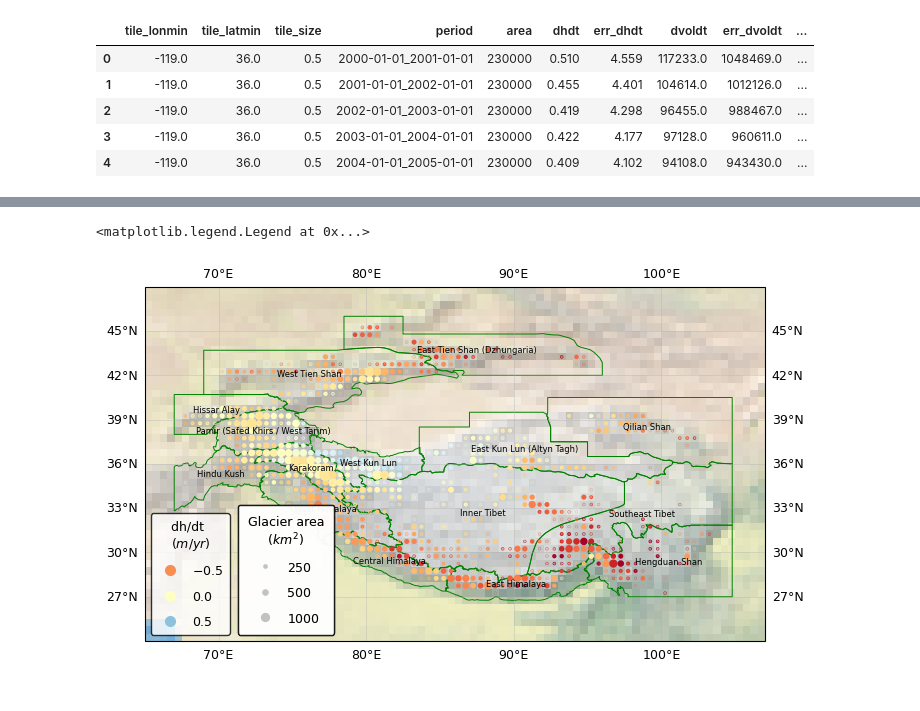
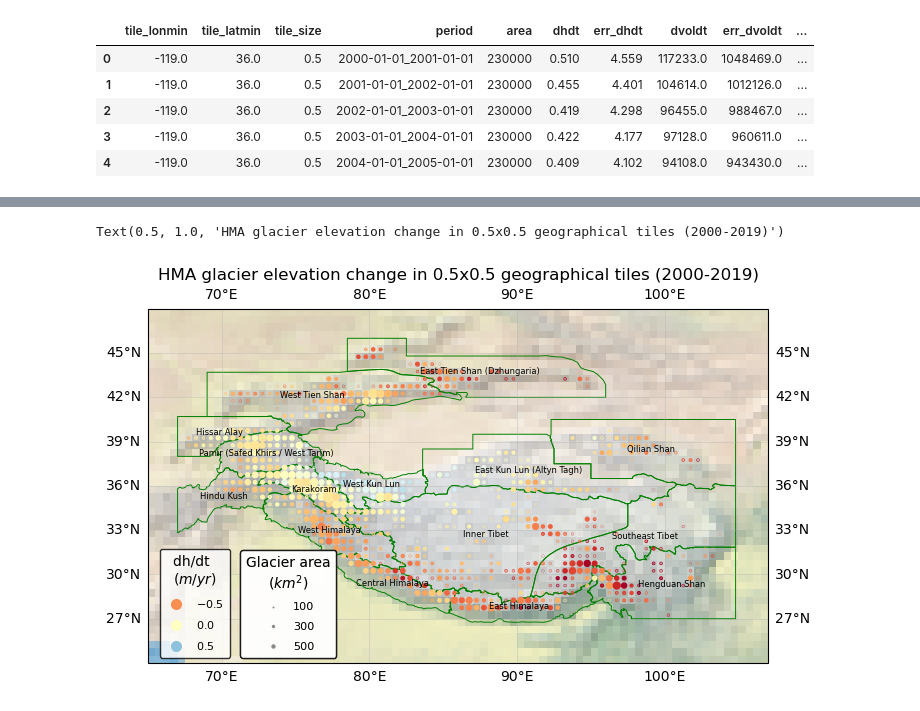
Before and after one commit to xinluo2018/HMA-GIS-Data, a Jupyter notebook: visual/glacier_elev_change_tile.ipynb, the cells around one changed output, grey strips where cells are left out. Cells and saved outputs as stored; diff of their text form; code cells hidden in the pictures.

```diff
--- a/visual/glacier_elev_change_tile.ipynb
+++ b/visual/glacier_elev_change_tile.ipynb
@@ -14,9 +15,10 @@ path_dhdt_2000_2019 = 'data/glaciers/gla-elev-change-hugonnet/tile_time_series/d
 ### read in data
 hma_gtng = gpd.read_file(path_hma_gtng)
 hma_gtng = gpd.read_file(path_hma_gtng).to_crs(ccrs.PlateCarree().proj4_init)
-dhdt = pd.read_csv(path_dhdt_2000_2019)
+dhdt_05tiles = pd.read_csv(path_dhdt_05tiles)
+dhdt_1tiles = pd.read_csv(path_dhdt_1tiles)
 # hma_gtng.head()
-dhdt.head()
+dhdt_05tiles.head()
 # %% [output]
 |  | tile_lonmin | tile_latmin | tile_size | period | area | dhdt | err_dhdt | dvoldt | err_dvoldt | ... |
 | 0 | -119.0 | 36.0 | 0.5 | 2000-01-01_2001-01-01 | 230000 | 0.510 | 4.559 | 117233.0 | 1048469.0 | ... |
@@ -27,10 +29,14 @@ dhdt.head()
 # %%
 ### Select period of 2000-2019 and hma region
 min_x, min_y, max_x, max_y = hma_gtng.total_bounds
-dhdt_tiles_2000_2019 = dhdt[(dhdt['period']=='2000-01-01_2020-01-01') & (dhdt['tile_lonmin'] >= min_x) & (dhdt['tile_lonmin'] <= max_x) &
-                       (dhdt['tile_latmin'] >= min_y) & (dhdt['tile_latmin'] <= max_y)
-                      ]
-print(dhdt_tiles_2000_2019.shape)
-dhdt_tiles_2000_2019.head(5)
+dhdt_05tiles = dhdt_05tiles[(dhdt_05tiles['period']=='2000-01-01_2020-01-01') &
+                            (dhdt_05tiles['tile_lonmin'] >= min_x) & (dhdt_05tiles['tile_lonmin'] <= max_x) &
+                            (dhdt_05tiles['tile_latmin'] >= min_y) & (dhdt_05tiles['tile_latmin'] <= max_y)]
+dhdt_1tiles = dhdt_1tiles[(dhdt_1tiles['period']=='2000-01-01_2020-01-01') &
+                            (dhdt_1tiles['tile_lonmin'] >= min_x) & (dhdt_1tiles['tile_lonmin'] <= max_x) &
+                            (dhdt_1tiles['tile_latmin'] >= min_y) & (dhdt_1tiles['tile_latmin'] <= max_y)]
+print(dhdt_05tiles.shape)
+print(dhdt_1tiles.shape)
+dhdt_05tiles.head(5)
 # %% [output]
 (864, 11)
@@ -73,46 +60,23 @@ dtype: geometry
 # %%
-scale_size = 50
 geo_centers = hma_gtng.geometry.centroid
 fig = plt.figure(figsize=(8,8))
 ax = fig.add_subplot(1,1,1, projection=ccrs.PlateCarree())
 ax.set_extent([65.0, 107.0, 24.0, 46.0])
 ax.gridlines(draw_labels=True, linewidth=0.5, alpha=0.5, zorder=1)
 ax.stock_img()
 hma_gtng.plot(ax = ax, facecolor='None', edgecolor='green', lw=0.7)
 for x, y, label in zip(geo_centers.x, geo_centers.y, hma_gtng['full_name']):
     ax.text(x, y, label, fontsize=6, ha='center', va='center', transform=ccrs.PlateCarree())
-scatter = ax.scatter(
-        x = dhdt_tiles_2000_2019['tile_lonmin'].values+0.25,
-        y = dhdt_tiles_2000_2019['tile_latmin'].values+0.25,
-        s = dhdt_tiles_2000_2019['area'].values/(1_000_000 * scale_size),
-        c = dhdt_tiles_2000_2019['dhdt'].values,
-        cmap="RdYlBu",
-        alpha=1,
-        linewidth=2,
-        vmin=-1,
-        vmax=1,
-        transform=ccrs.PlateCarree(),
-        )
+ax = scatter_plot(x=dhdt_05tiles['tile_lonmin'].values+0.25, y=dhdt_05tiles['tile_latmin'].values+0.25,
+                          size=dhdt_05tiles['area'].values/1_000_000,
+                          color=dhdt_05tiles['dhdt'].values,
+                          ax=ax,
+                          labels_size = [100, 300, 500],
+                          labels_color = [-0.5, 0, 0.5],
+                          scale_size = 1/50,
+                          )
 
-# Produce a legend with the unique colors from the scatter
-plt.rcParams.update({'font.size':9})
-handles_1, labels_1 = scatter.legend_elements(prop="colors", num=[-0.5, 0, 0.5])
-legend_color = ax.legend(handles_1, labels_1, loc="lower left", title="dh/dt \n($m/yr$)",
-                        facecolor='white', edgecolor='black', borderpad=0.5,
-                        labelspacing=1, markerscale=1,
-                        fontsize=9)
-num_scaled = [5, 10, 20]
-handles_2, labels_2 = scatter.legend_elements(prop="sizes", num=num_scaled, alpha=0.2)
-legend_glacier_area = ax.legend(handles_2, [num_scaled[0]*scale_size, num_scaled[1]*scale_size, num_scaled[2]*scale_size], loc="lower left",
-                                title="Glacier area\n     (${km^2}$)",
-                                edgecolor='black', borderpad=0.8,
-                                labelspacing=1,
-                                bbox_to_anchor=(0.14, 0.),
-                                markerscale=1.5,
-                                fontsize=9)
-for handle in legend_glacier_area.legend_handles: handle.set_markeredgecolor('none')
-ax.add_artist(legend_color)
-ax.add_artist(legend_glacier_area)
+ax.set_title('HMA glacier elevation change in 0.5x0.5 geographical tiles (2000-2019)')
 # %% [output]
-<matplotlib.legend.Legend at 0x...>
+Text(0.5, 1.0, 'HMA glacier elevation change in 0.5x0.5 geographical tiles (2000-2019)')
-[figure, old version]
+[figure, new version]
```
Also changed, not shown: parts of 7 cells of this notebook, 33 other files.
